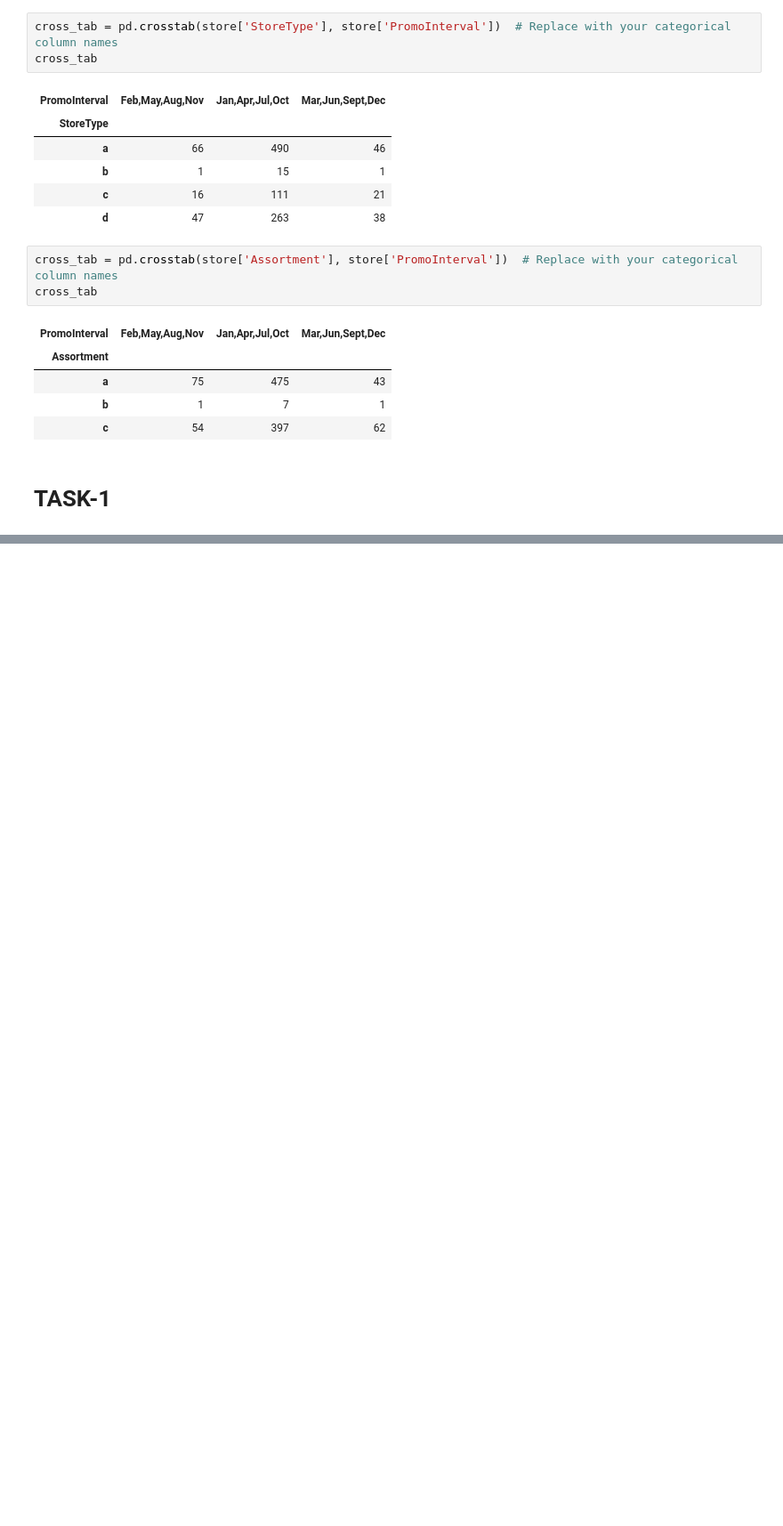
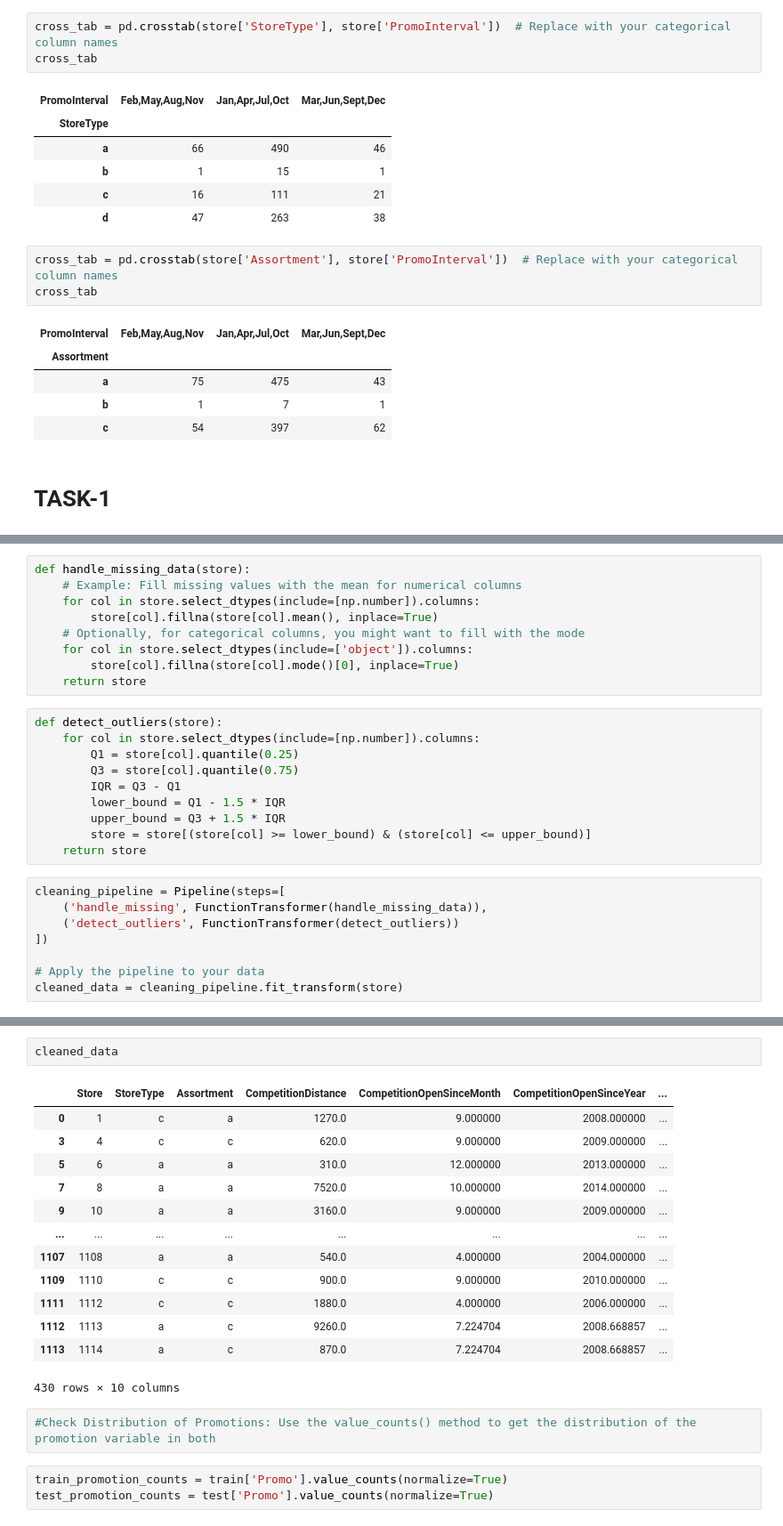
Before and after one commit to nadianesib4334/Rossman_phrmaceuticals, a Jupyter notebook: EDA.ipynb, the cells around one changed output, grey strips where cells are left out. Shown at 89% size. Cells and saved outputs as stored; diff of their text form; blank space fills up the shorter version.

```diff
--- a/EDA.ipynb
+++ b/EDA.ipynb
@@ -585,0 +599,27 @@ store.head()
+# %%
+def handle_missing_data(store):
+    # Example: Fill missing values with the mean for numerical columns
+    for col in store.select_dtypes(include=[np.number]).columns:
+        store[col].fillna(store[col].mean(), inplace=True)
+    # Optionally, for categorical columns, you might want to fill with the mode
+    for col in store.select_dtypes(include=['object']).columns:
+        store[col].fillna(store[col].mode()[0], inplace=True)
+    return store
+# %%
+def detect_outliers(store):
+    for col in store.select_dtypes(include=[np.number]).columns:
+        Q1 = store[col].quantile(0.25)
+        Q3 = store[col].quantile(0.75)
+        IQR = Q3 - Q1
+        lower_bound = Q1 - 1.5 * IQR
+        upper_bound = Q3 + 1.5 * IQR
+        store = store[(store[col] >= lower_bound) & (store[col] <= upper_bound)]
+    return store
+# %%
+cleaning_pipeline = Pipeline(steps=[
+    ('handle_missing', FunctionTransformer(handle_missing_data)),
+    ('detect_outliers', FunctionTransformer(detect_outliers))
+])
+
+# Apply the pipeline to your data
+cleaned_data = cleaning_pipeline.fit_transform(store)
@@ -585,0 +639,21 @@ store.head()
+# %%
+cleaned_data
+# %% [output]
+|  | Store | StoreType | Assortment | CompetitionDistance | CompetitionOpenSinceMonth | CompetitionOpenSinceYear | ... |
+| 0 | 1 | c | a | 1270.0 | 9.000000 | 2008.000000 | ... |
+| 3 | 4 | c | c | 620.0 | 9.000000 | 2009.000000 | ... |
+| 5 | 6 | a | a | 310.0 | 12.000000 | 2013.000000 | ... |
+| 7 | 8 | a | a | 7520.0 | 10.000000 | 2014.000000 | ... |
+| 9 | 10 | a | a | 3160.0 | 9.000000 | 2009.000000 | ... |
+| ... | ... | ... | ... | ... | ... | ... | ... |
+| 1107 | 1108 | a | a | 540.0 | 4.000000 | 2004.000000 | ... |
+| 1109 | 1110 | c | c | 900.0 | 9.000000 | 2010.000000 | ... |
+| 1111 | 1112 | c | c | 1880.0 | 4.000000 | 2006.000000 | ... |
+| 1112 | 1113 | a | c | 9260.0 | 7.224704 | 2008.668857 | ... |
+| 1113 | 1114 | a | c | 870.0 | 7.224704 | 2008.668857 | ... |
+430 rows × 10 columns
+# %%
+#Check Distribution of Promotions: Use the value_counts() method to get the distribution of the promotion variable in both
+# %%
+train_promotion_counts = train['Promo'].value_counts(normalize=True)
+test_promotion_counts = test['Promo'].value_counts(normalize=True)
```
Also changed, not shown: parts of 30 cells of this notebook.
